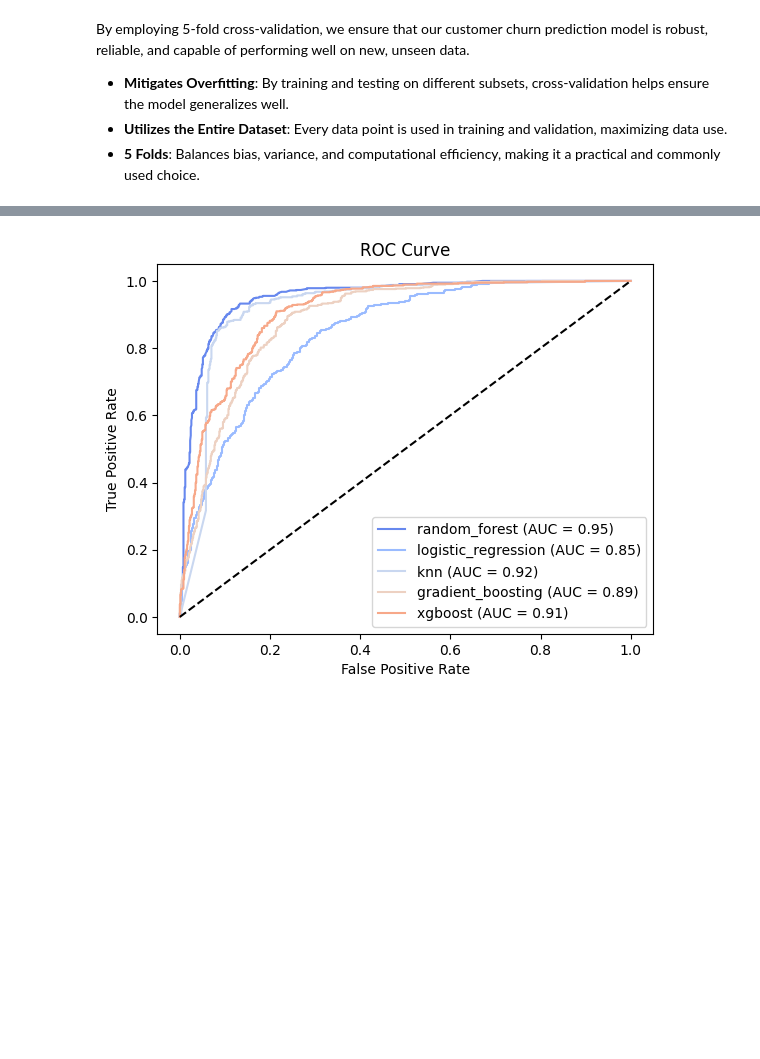
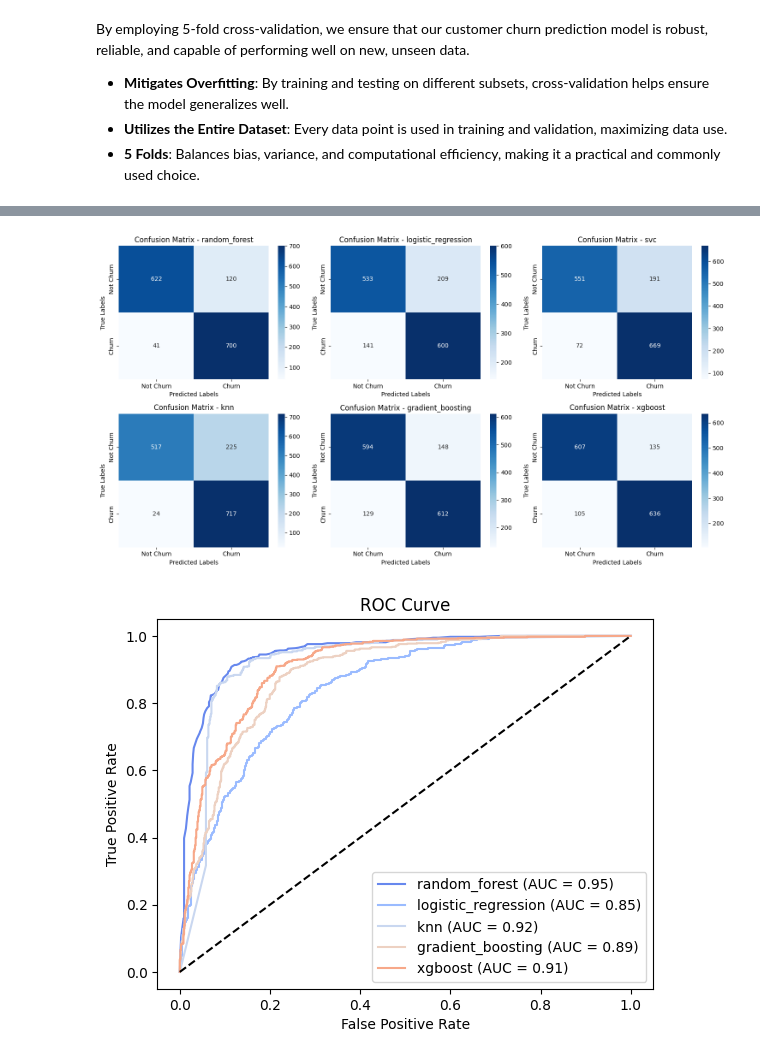
Before and after one commit to elishastanley/Churn-Prediction-Enhancing-Retention-with-Machine-Learning, a Jupyter notebook: Notebooks/main.ipynb, the cells around one changed output, grey strips where cells are left out. Cells and saved outputs as stored; diff of their text form; code cells hidden in the pictures; blank space fills up the shorter version.

Commit message:
confusion matrix subplots

```diff
--- a/Notebooks/main.ipynb
+++ b/Notebooks/main.ipynb
@@ -795,19 +795,8 @@ for model_name, grid_search in grid_searches.items():
         'auc': auc
     }
 
-# Print evaluation metrics and plot confusion matrix
-for model_name, metrics in evaluation_results.items():
-    print(f"Model: {model_name}")
-    print(f"Accuracy: {metrics['accuracy']}")
-    print(f"Precision: {metrics['precision']}")
-    print(f"Recall: {metrics['recall']}")
-    print(f"Log Loss: {metrics['log_loss']}")
-    print(f"AUC: {metrics['auc']}")
+df_scores = pd.DataFrame(evaluation_results).transpose()
 
-    sns.heatmap(metrics['confusion_matrix'], annot=True, fmt="d", cmap='Blues',
-                xticklabels=['Not Churn', 'Churn'], yticklabels=['Not Churn', 'Churn'])
-    plt.xlabel('Predicted Labels')
-    plt.ylabel('True Labels')
-    plt.title(f'Confusion Matrix - {model_name}')
-    plt.show()
+print("Model Evaluation Scores:")
+df_scores
 # %% [output]
@@ -856,3 +811,22 @@ AUC: 0.9082075653575156
+# %%
+def plot_confusion_matrices(df_scores, figsize=(15, 8), ncols=3):
+    nrows = int(np.ceil(len(df_scores.columns) / ncols))
+    fig, axes = plt.subplots(nrows, ncols, figsize=figsize)
+    for i, (model_name, row) in enumerate(df_scores.iterrows()):
+        conf_matrix = row['confusion_matrix']
+        ax = axes.flat[i]
+        sns.heatmap(conf_matrix, annot=True, fmt="d", cmap='Blues',
+                    xticklabels=['Not Churn', 'Churn'], yticklabels=['Not Churn', 'Churn'], ax=ax)
+        ax.set_xlabel('Predicted Labels')
+        ax.set_ylabel('True Labels')
+        ax.set_title(f'Confusion Matrix - {model_name}')
+    if nrows > 1 and ncols > 1:
+        plt.tight_layout()
+    plt.show()
+
+plot_confusion_matrices(df_scores)
+# %% [output]
+[figure, added]
 # %%
 # ROC curve for each model
 for model_name, grid_search in grid_searches.items():
@@ -868,4 +842,4 @@ plt.title('ROC Curve')
 plt.legend(loc='lower right')
 plt.show()
 # %% [output]
-[figure, old version]
+[figure, new version]
```
Also changed, not shown: parts of 2 cells of this notebook.
